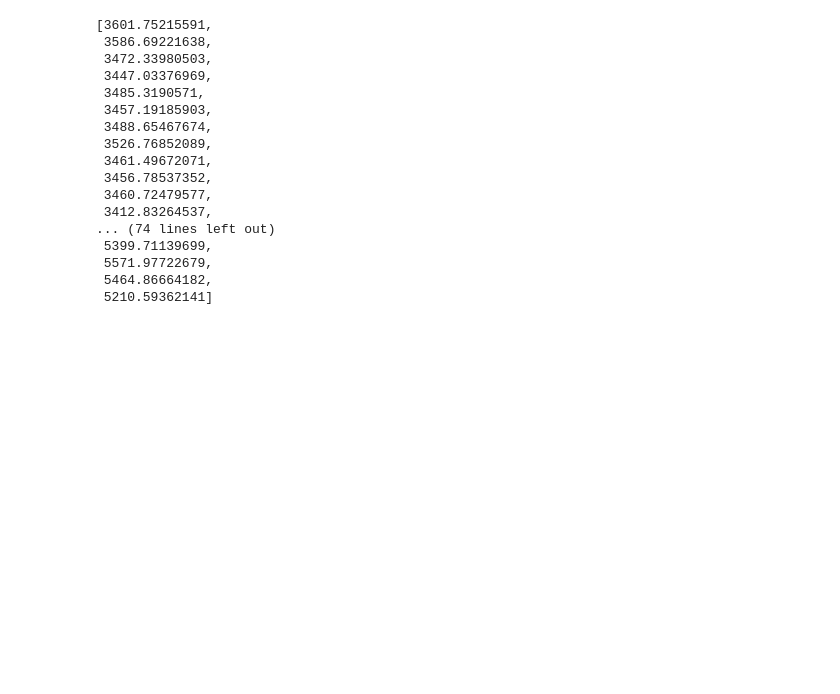
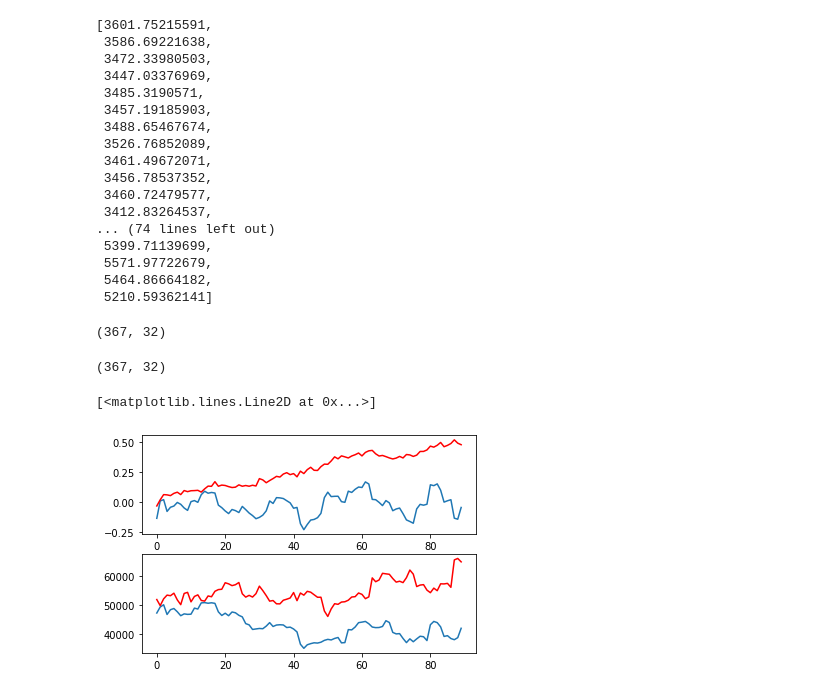
Before and after one commit to AlexandreLaizet/bitcoin_deep_learning, a Jupyter notebook: notebooks/Aloys_notebook.ipynb, the cells around one changed output. Saved outputs shown, nothing was run; the diff lists cells and outputs as text; code cells hidden in the pictures; blank space fills up the shorter version.

```diff
--- a/notebooks/Aloys_notebook.ipynb
+++ b/notebooks/Aloys_notebook.ipynb
@@ -536,0 +518,19 @@ reality
+# %%
+df = ApiCall().read_local(data="test")
+model = LinearRegressionBaselineModel()
+# %%
+Y_true_past, Y_true, Y_test, Y_pred = cross_val_trade(model,df,cv=False,verbose=True)
+# %% [output]
+(367, 32)
+# %%
+Y_true_past, Y_true, Y_test, Y_pred = cross_val_trade(model,df,cv=False,verbose=True)
+fig,axs = plt.subplots(2,1)
+axs[0].plot(Y_test)
+axs[0].plot(Y_pred, c= "r")
+plt.show
+axs[1].plot(Y_true)
+axs[1].plot(Y_true_past + Y_true_past* Y_pred, c= "r")
+# %% [output]
+(367, 32)
+[<matplotlib.lines.Line2D at 0x...>]
+[figure, added]
```
Also changed, not shown: parts of 4 cells of this notebook, 2 other files.
